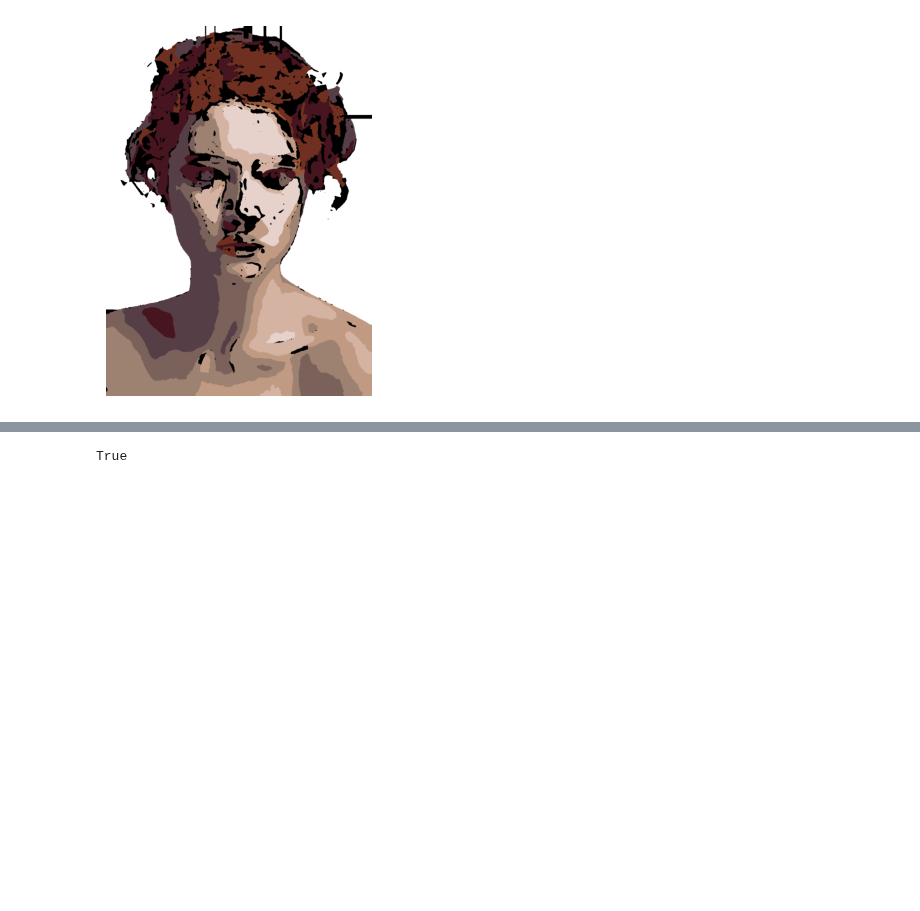
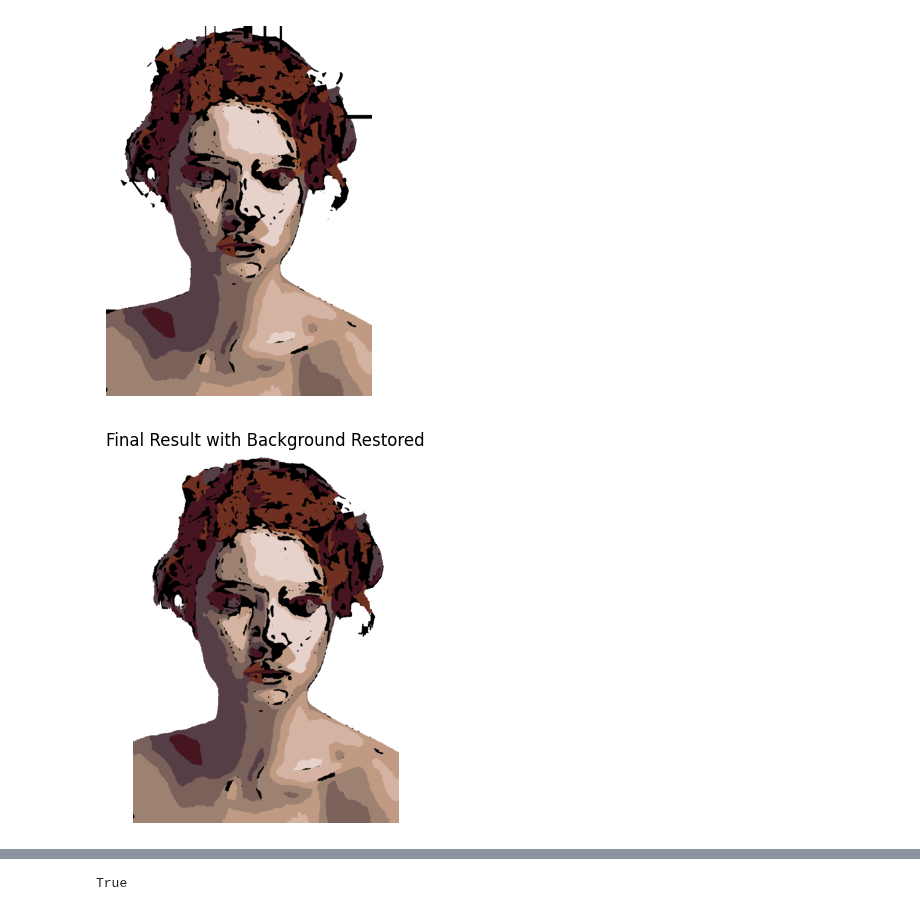
Before and after one commit to mia-george/cv-project, a Jupyter notebook: main.ipynb, the cells around one changed output, grey strips where cells are left out. Drawn from its saved outputs; the diff is of its cells as text; code cells hidden in the pictures; blank space fills up the shorter version.

```diff
--- a/main.ipynb
+++ b/main.ipynb
@@ -233,3 +158,10 @@ plot(result, color=True)
 # %% [output]
 Step 7: Overlaying edges
 [figure]
+# %%
+# Step 7.5: Reapply background mask
+result_bg = result.copy()
+result_bg[bg_mask == 0] = (255, 255, 255)  # Set background pixels to white
+plot(result_bg, "Final Result with Background Restored", color=True)
+# %% [output]
+[figure, added]
```
Also changed, not shown: parts of 8 cells of this notebook, 7 other files.
